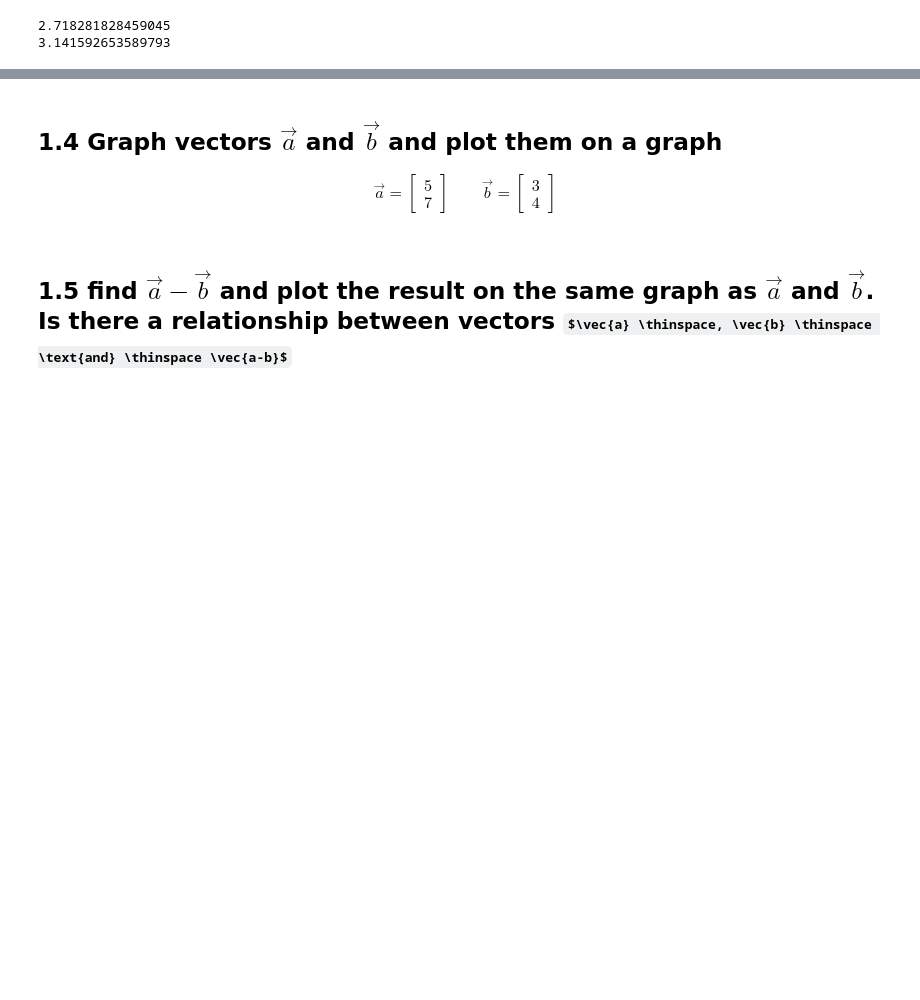
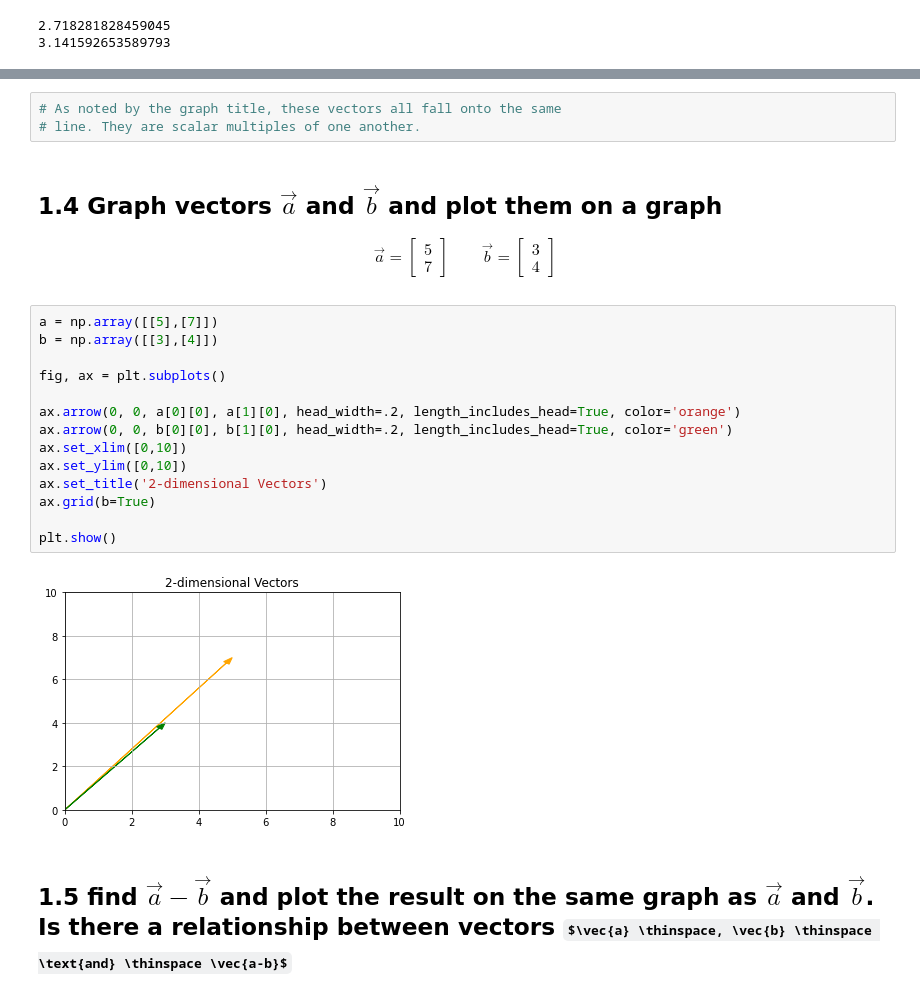
Before and after one commit to bloominstituteoftechnology/DS-Unit-1-Sprint-3-Linear-Algebra, a Jupyter notebook: module1-vectors-and-matrices/LS_DS_131_Vectors_and_Matrices_Assignment.ipynb, the cells around one changed output, grey strips where cells are left out. Drawn from its saved outputs; the diff is of its cells as text; some formulas as TeX source; blank space fills up the shorter version.

```diff
--- a/module1-vectors-and-matrices/LS_DS_131_Vectors_and_Matrices_Assignment.ipynb
+++ b/module1-vectors-and-matrices/LS_DS_131_Vectors_and_Matrices_Assignment.ipynb
@@ -18,3 +74,6 @@ print(pi)
+# %%
+# As noted by the graph title, these vectors all fall onto the same
+# line. They are scalar multiples of one another.
 # %% [markdown]
 ## 1.4 Graph vectors $\vec{a}$ and $\vec{b}$ and plot them on a graph
 
@@ -23,5 +82,21 @@ print(pi)
 \qquad
 \vec{b} = \begin{bmatrix} 3 \\4 \end{bmatrix}
 \end{align}
+# %%
+a = np.array([[5],[7]])
+b = np.array([[3],[4]])
+
+fig, ax = plt.subplots()
+
+ax.arrow(0, 0, a[0][0], a[1][0], head_width=.2, length_includes_head=True, color='orange')
+ax.arrow(0, 0, b[0][0], b[1][0], head_width=.2, length_includes_head=True, color='green')
+ax.set_xlim([0,10])
+ax.set_ylim([0,10])
+ax.set_title('2-dimensional Vectors')
+ax.grid(b=True)
+
+plt.show()
+# %% [output]
+[figure, added]
 # %% [markdown]
 ## 1.5 find $\vec{a} - \vec{b}$ and plot the result on the same graph as $\vec{a}$ and $\vec{b}$. Is there a relationship between vectors $\vec{a} \thinspace, \vec{b} \thinspace \text{and} \thinspace \vec{a-b}$
```
Also changed, not shown: parts of 24 cells of this notebook.
